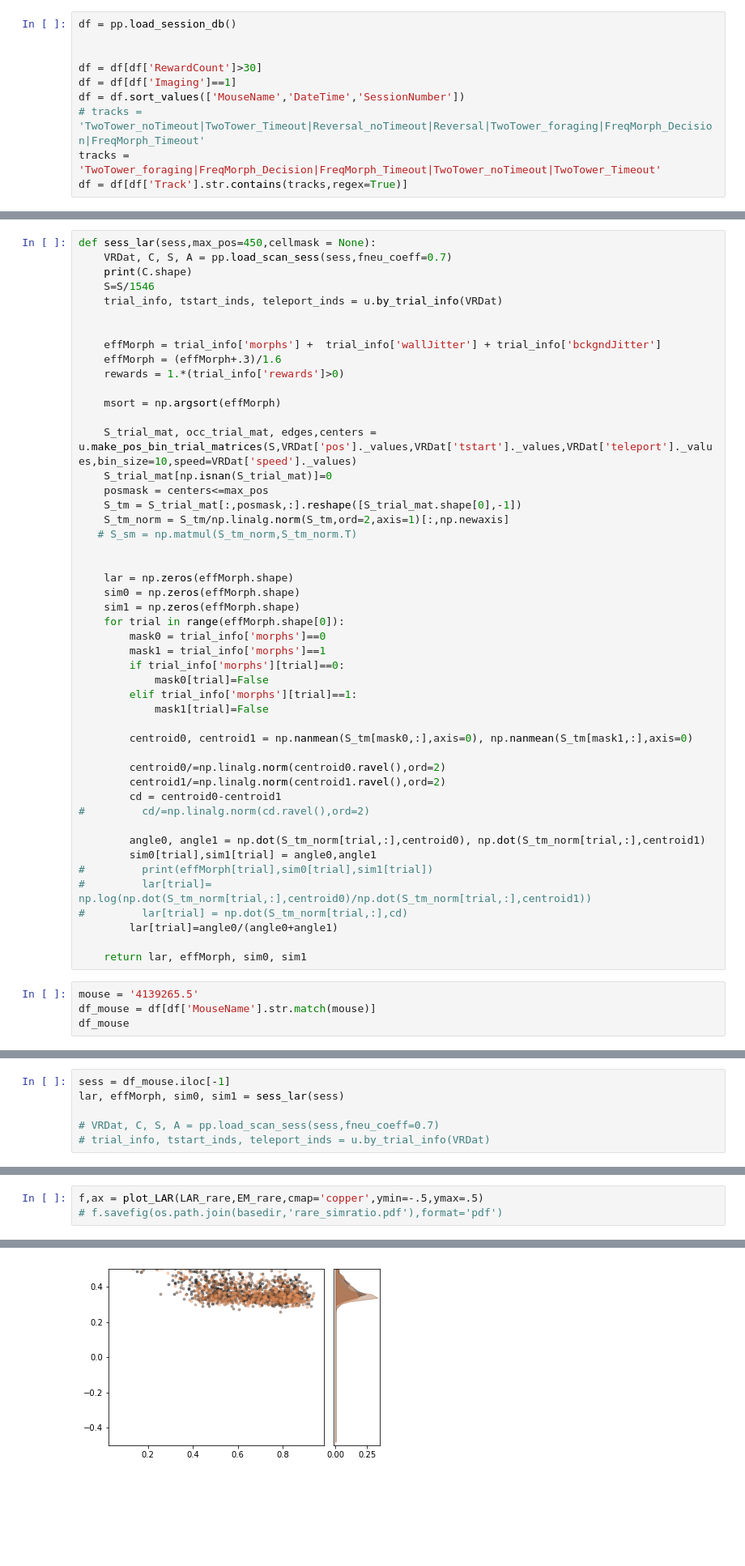
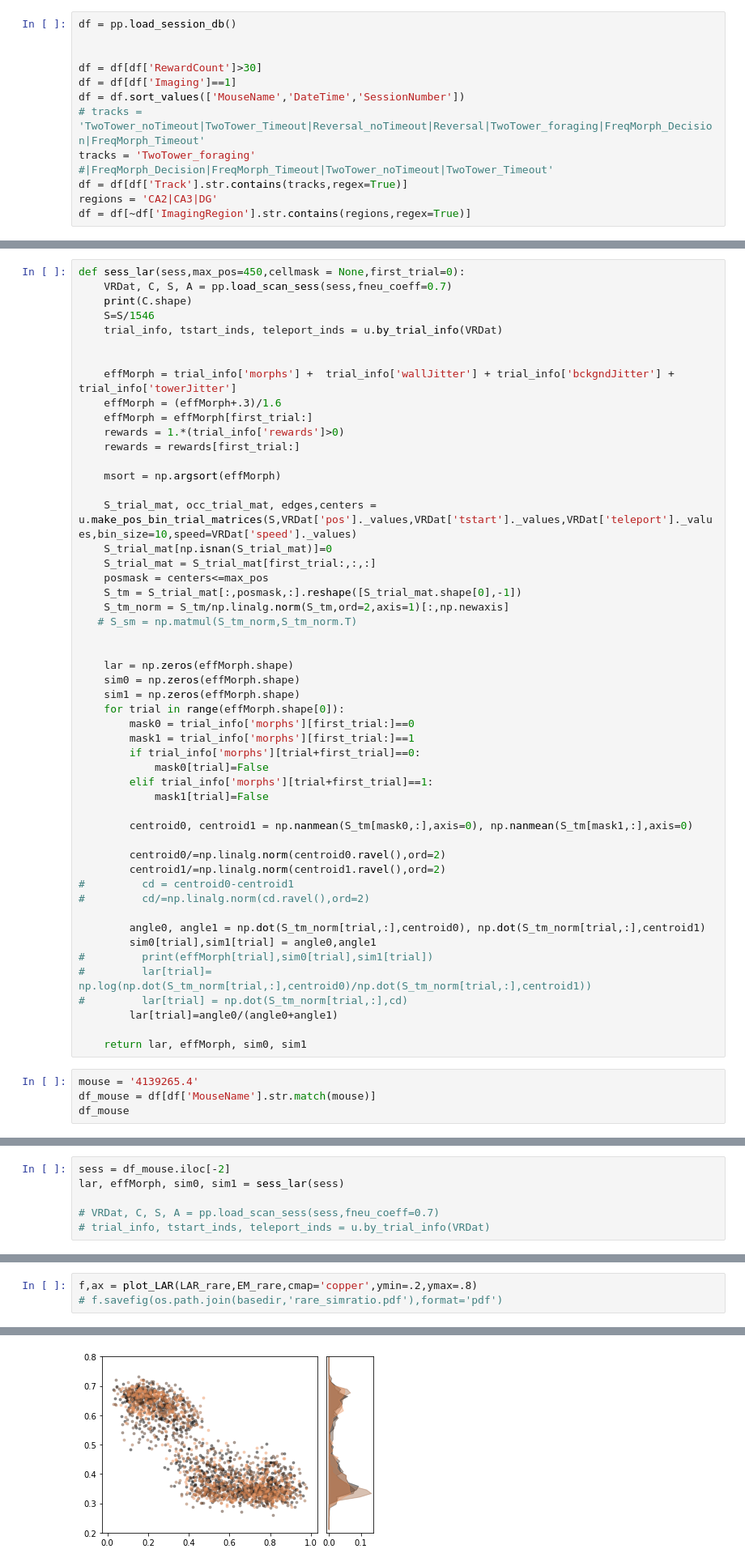
Before and after one commit to GiocomoLab/MightyMorphingPhotonRangers, a Jupyter notebook: SimMats/LogAngleRatioPlots.ipynb, the cells around one changed output, grey strips where cells are left out. Shown at 81% size. Cells and saved outputs as stored; diff of their text form; blank space fills up the shorter version.

```diff
--- a/SimMats/LogAngleRatioPlots.ipynb
+++ b/SimMats/LogAngleRatioPlots.ipynb
@@ -29,8 +29,10 @@ df = df[df['RewardCount']>30]
 df = df[df['Imaging']==1]
 df = df.sort_values(['MouseName','DateTime','SessionNumber'])
 # tracks = 'TwoTower_noTimeout|TwoTower_Timeout|Reversal_noTimeout|Reversal|TwoTower_foraging|FreqMorph_Decision|FreqMorph_Timeout'
-tracks = 'TwoTower_foraging|FreqMorph_Decision|FreqMorph_Timeout|TwoTower_noTimeout|TwoTower_Timeout'
+tracks = 'TwoTower_foraging' #|FreqMorph_Decision|FreqMorph_Timeout|TwoTower_noTimeout|TwoTower_Timeout'
 df = df[df['Track'].str.contains(tracks,regex=True)]
+regions = 'CA2|CA3|DG'
+df = df[~df['ImagingRegion'].str.contains(regions,regex=True)]
 # %% [output]
 G:\My Drive\VR_Data\TwoTower\behavior.sqlite
 G:\My Drive\VR_Data\TwoTower\4222174.0\30_05_2019\RuningTraining_1.sqlite
@@ -44,21 +46,24 @@ morph_rare = ['4139265.3','4139265.4','4139265.5','4222168.1'] #,'4139266.3'] #,
 # morph_familiar = ['4222153.2','4222154.1','4222153.1','4222157.3','4222174.1','4222153.3']
 morph_familiar = ['4222153.1','4222153.2','4222153.3','4222174.1','4222154.1']
 # %%
-def sess_lar(sess,max_pos=450,cellmask = None):
+def sess_lar(sess,max_pos=450,cellmask = None,first_trial=0):
     VRDat, C, S, A = pp.load_scan_sess(sess,fneu_coeff=0.7)
     print(C.shape)
     S=S/1546
     trial_info, tstart_inds, teleport_inds = u.by_trial_info(VRDat)
 
 
-    effMorph = trial_info['morphs'] +  trial_info['wallJitter'] + trial_info['bckgndJitter']
+    effMorph = trial_info['morphs'] +  trial_info['wallJitter'] + trial_info['bckgndJitter'] + trial_info['towerJitter']
     effMorph = (effMorph+.3)/1.6
+    effMorph = effMorph[first_trial:]
     rewards = 1.*(trial_info['rewards']>0)
+    rewards = rewards[first_trial:]
 
     msort = np.argsort(effMorph)
 
     S_trial_mat, occ_trial_mat, edges,centers = u.make_pos_bin_trial_matrices(S,VRDat['pos']._values,VRDat['tstart']._values,VRDat['teleport']._values,bin_size=10,speed=VRDat['speed']._values)
     S_trial_mat[np.isnan(S_trial_mat)]=0
+    S_trial_mat = S_trial_mat[first_trial:,:,:]
     posmask = centers<=max_pos
     S_tm = S_trial_mat[:,posmask,:].reshape([S_trial_mat.shape[0],-1])
     S_tm_norm = S_tm/np.linalg.norm(S_tm,ord=2,axis=1)[:,np.newaxis]
@@ -69,18 +74,18 @@ def sess_lar(sess,max_pos=450,cellmask = None):
     sim0 = np.zeros(effMorph.shape)
     sim1 = np.zeros(effMorph.shape)
     for trial in range(effMorph.shape[0]):
-        mask0 = trial_info['morphs']==0
-        mask1 = trial_info['morphs']==1
-        if trial_info['morphs'][trial]==0:
+        mask0 = trial_info['morphs'][first_trial:]==0
+        mask1 = trial_info['morphs'][first_trial:]==1
+        if trial_info['morphs'][trial+first_trial]==0:
             mask0[trial]=False
-        elif trial_info['morphs'][trial]==1:
+        elif trial_info['morphs'][trial+first_trial]==1:
             mask1[trial]=False
 
         centroid0, centroid1 = np.nanmean(S_tm[mask0,:],axis=0), np.nanmean(S_tm[mask1,:],axis=0)
 
         centroid0/=np.linalg.norm(centroid0.ravel(),ord=2)
         centroid1/=np.linalg.norm(centroid1.ravel(),ord=2)
-        cd = centroid0-centroid1
+#         cd = centroid0-centroid1
 #         cd/=np.linalg.norm(cd.ravel(),ord=2)
 
         angle0, angle1 = np.dot(S_tm_norm[trial,:],centroid0), np.dot(S_tm_norm[trial,:],centroid1)
@@ -92,7 +97,7 @@ def sess_lar(sess,max_pos=450,cellmask = None):
 
     return lar, effMorph, sim0, sim1
 # %%
-mouse = '4139265.5'
+mouse = '4139265.4'
 df_mouse = df[df['MouseName'].str.match(mouse)]
 df_mouse
 # %% [output]
@@ -110,5 +116,5 @@ df_mouse
 # %%
-sess = df_mouse.iloc[-1]
+sess = df_mouse.iloc[-2]
 lar, effMorph, sim0, sim1 = sess_lar(sess)
 
 # VRDat, C, S, A = pp.load_scan_sess(sess,fneu_coeff=0.7)
@@ -284,14 +290,14 @@ f,ax = plot_LAR(S1_fam,EM_fam,cmap='cividis',ymin=0,ymax=.6)
 # %%
-f,ax = plot_LAR(LAR_rare,EM_rare,cmap='copper',ymin=-.5,ymax=.5)
+f,ax = plot_LAR(LAR_rare,EM_rare,cmap='copper',ymin=.2,ymax=.8)
 # f.savefig(os.path.join(basedir,'rare_simratio.pdf'),format='pdf')
 # %% [output]
 4
 4139265.3
 (600,)
 4139265.4
 (720,)
 4139265.5
 (600,)
 4222168.1
 (490,)
-[figure, old version]
+[figure, new version]
```
Also changed, not shown: parts of 51 cells of this notebook, 6 other files.
